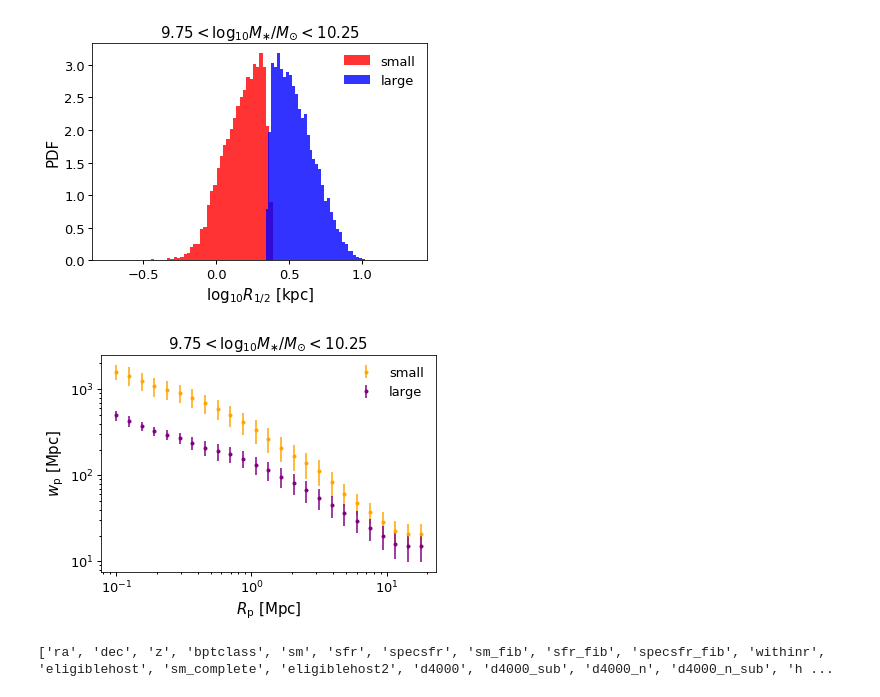
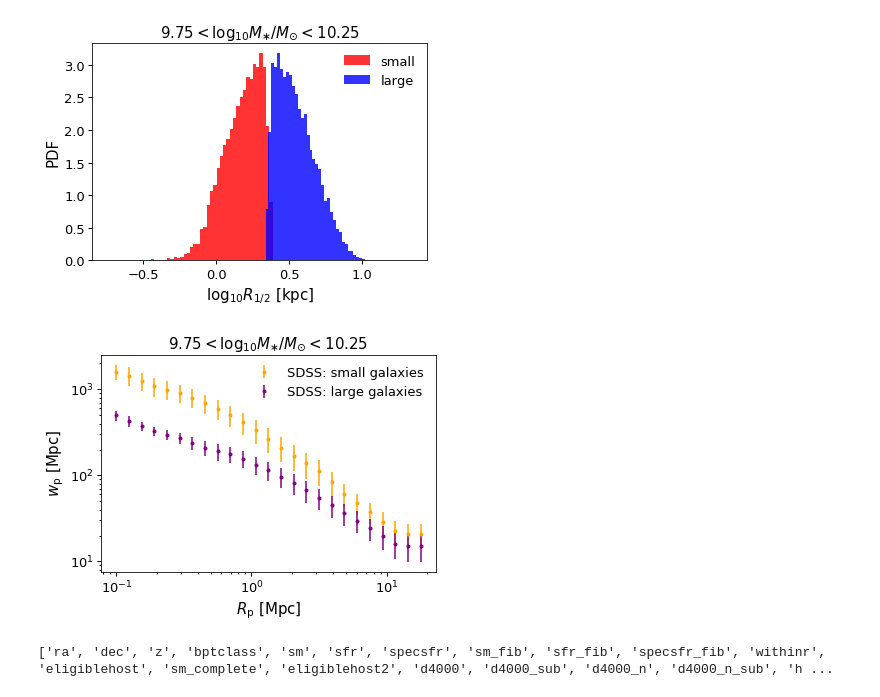
Before and after one commit to aphearin/galsize_models, a Jupyter notebook: notebooks/charlton_comparisons.ipynb, the cells around one changed output. Cells and saved outputs as stored; diff of their text form; code cells hidden in the pictures.

Commit message:
Updated Charlton+17 figures

```diff
--- a/notebooks/charlton_comparisons.ipynb
+++ b/notebooks/charlton_comparisons.ipynb
@@ -112,22 +112,22 @@ rp_sm10p0_large, wp_sm10p0_large, wperr_sm10p0_large = measure_wp(sm_sample_larg
 # %%
 fig, ax = plt.subplots(1, 1)
 
 __=ax.loglog()
 
 __=ax.errorbar(rp_sm10p0_small, wp_sm10p0_small, wperr_sm10p0_small,
-               fmt='.', color='orange', label='small')
+               fmt='.', color='orange', label='SDSS: small galaxies')
 __=ax.errorbar(rp_sm10p0_large, wp_sm10p0_large, wperr_sm10p0_large,
-               fmt='.', color='purple', label='large')
+               fmt='.', color='purple', label='SDSS: large galaxies')
 
 xlabel = ax.set_xlabel(r'$R_{\rm p}$ $[{\rm Mpc}]$')
 ylabel = ax.set_ylabel(r'$w_{\rm p}$ $[{\rm Mpc}]$')
 title = ax.set_title(r'${9.75} < \log_{10}M_{\ast}/M_{\odot} < {10.25}$')
 legend = ax.legend()
 
 figname = 'sdss_size_dependent_clustering_9p75_to_10p25.pdf'
 fig.savefig(figname, bbox_extra_artists=[xlabel, ylabel], bbox_inches='tight')
 # %% [output]
-[figure, old version]
+[figure, new version]
 # %%
 print(sdss.keys())
 # %% [output]
```
Also changed, not shown: parts of 4 cells of this notebook, 7 other files.
